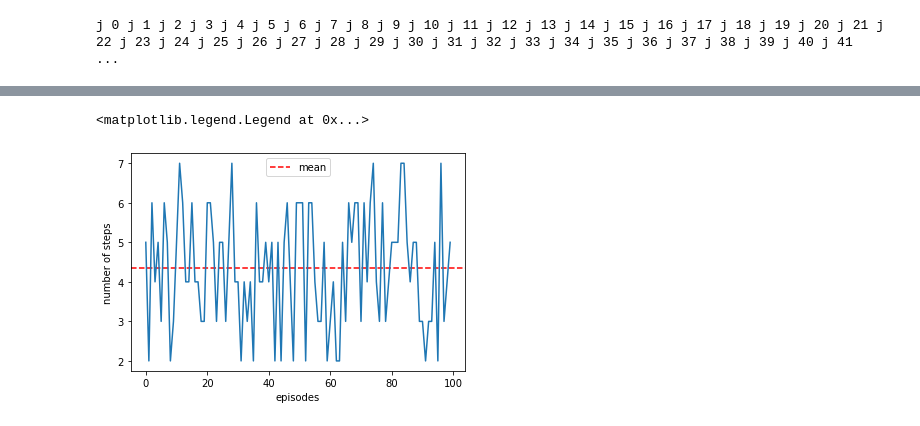
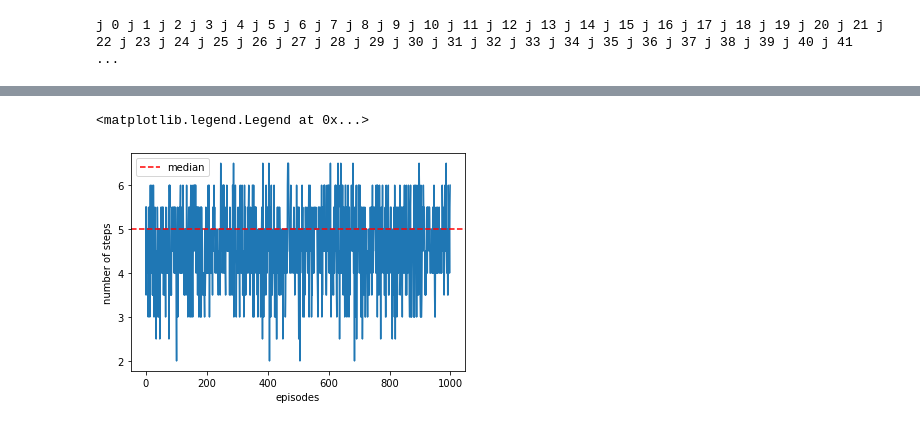
Before and after one commit to FMZennaro/CTF-SQL, a Jupyter notebook: Simulation2_1 - Analysis.ipynb, the cells around one changed output, grey strips where cells are left out. Saved outputs shown, nothing was run; the diff lists cells and outputs as text; code cells hidden in the pictures.

```diff
--- a/Simulation2_1 - Analysis.ipynb
+++ b/Simulation2_1 - Analysis.ipynb
@@ -40,7 +41,8 @@ dqn_models = []
 import glob
 for i in range(n_simulations):
     for file in glob.glob(str(i) + "ignore_simul2*.zip"):
-        model = DQN.load(file[:-4])
+        print(folder + file[:-4])
+        model = DQN.load(folder + file[:-4])
         dqn_models.append(model)
         print(model)
 #dqn_models[i].save(str(i) + 'ignore_simul2_'+timestamp)
@@ -86,7 +98,9 @@ plt.plot(num_steps)
 rewards = []
 num_steps = []
 for i in tqdm(range(n_simulations)):
-    rewards.append(ev2.test_episodes(dqn_models[i], env, num_episodes=100))
+    rewards.append(ev2.test_episodes(dqn_models[i], env, num_episodes=1000))
+    reward = rewards[-1]
     num_steps.append(10-np.array(reward))
+num_steps = np.array(num_steps)
 # %% [output]
 j 0 j 1 j 2 j 3 j 4 j 5 j 6 j 7 j 8 j 9 j 10 j 11 j 12 j 13 j 14 j 15 j 16 j 17 j 18 j 19 j 20 j 21 j 22 j 23 j 24 j 25 j 26 j 27 j 28 j 29 j 30 j 31 j 32 j 33 j 34 j 35 j 36 j 37 j 38 j 39 j 40 j 41  ...
@@ -102,0 +117,9 @@ j 95 j 96 j 97 j 98 j 99
+# %%
+#plt.errorbar(range(n_episodes_test),np.mean(num_steps,axis=0),yerr=np.std(num_steps,axis=0))
+plt.plot(range(n_episodes_test*10),np.mean(num_steps,axis=0))
+plt.xlabel('episodes')
+plt.ylabel('number of steps')
+plt.axhline(np.mean(num_steps),c='red',ls='--',label='mean')
+plt.axhline(np.median(num_steps),c='red',ls='--',label='median')
+plt.legend()
+num_steps = np.array(num_steps)
@@ -103,9 +128,10 @@ j 95 j 96 j 97 j 98 j 99
 # %%
-plt.errorbar(range(n_episodes_test),np.mean(num_steps,axis=0),yerr=np.std(num_steps,axis=0))
+#plt.errorbar(range(n_episodes_test),np.mean(num_steps,axis=0),yerr=np.std(num_steps,axis=0))
+plt.plot(range(n_episodes_test*10),np.median(num_steps,axis=0))
 plt.xlabel('episodes')
 plt.ylabel('number of steps')
-plt.axhline(np.mean(num_steps),c='red',ls='--',label='mean')
+plt.axhline(np.median(num_steps),c='red',ls='--',label='median')
 plt.legend()
 # %% [output]
 <matplotlib.legend.Legend at 0x...>
-[figure, old version]
+[figure, new version]
```
Also changed, not shown: parts of 10 cells of this notebook, 6 other files.
